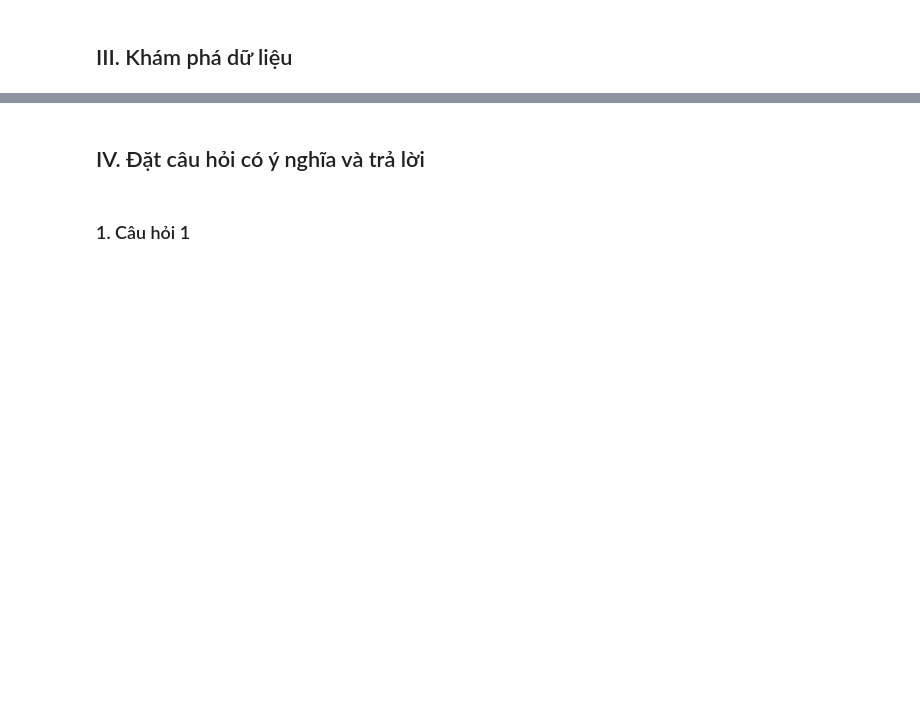
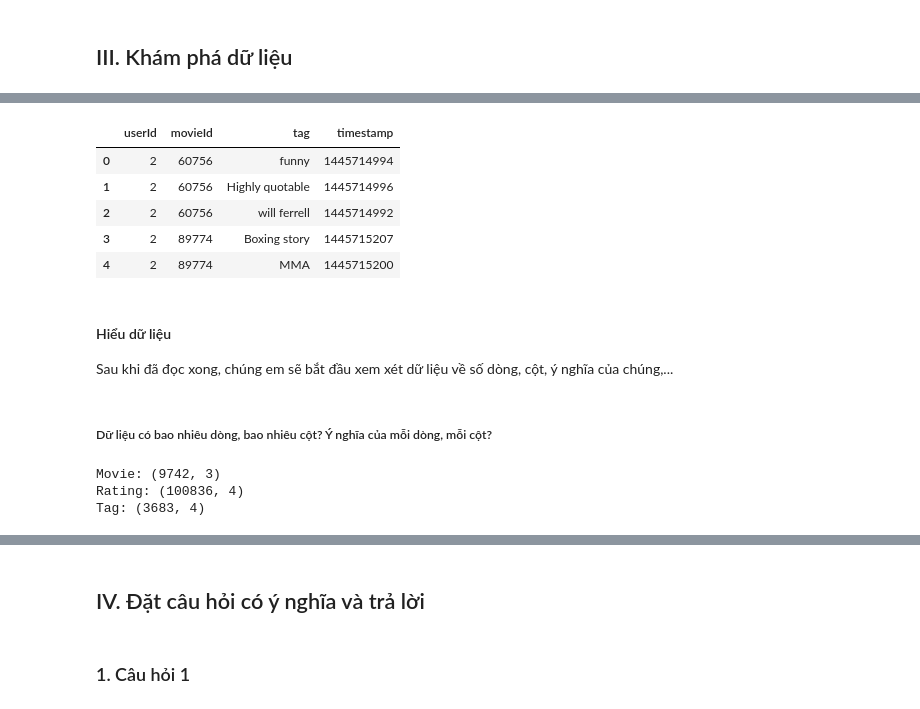
Before and after one commit to miavox/CSC17104-Final-Project, a Jupyter notebook: Project/Final_project.ipynb, the cells around one changed output, grey strips where cells are left out. Drawn from its saved outputs; the diff is of its cells as text; code cells hidden in the pictures; blank space fills up the shorter version.

```diff
--- a/Project/Final_project.ipynb
+++ b/Project/Final_project.ipynb
@@ -38,0 +102,27 @@
+# %%
+tags = pd.read_csv('../Data/tags.csv')
+tags.head(5)
+# %% [output]
+|  | userId | movieId | tag | timestamp |
+| 0 | 2 | 60756 | funny | 1445714994 |
+| 1 | 2 | 60756 | Highly quotable | 1445714996 |
+| 2 | 2 | 60756 | will ferrell | 1445714992 |
+| 3 | 2 | 89774 | Boxing story | 1445715207 |
+| 4 | 2 | 89774 | MMA | 1445715200 |
+# %% [markdown]
+#### Hiểu dữ liệu
+
+Sau khi đã đọc xong, chúng em sẽ bắt đầu xem xét dữ liệu về số dòng, cột, ý nghĩa của chúng,...
+# %% [markdown]
+##### Dữ liệu có bao nhiêu dòng, bao nhiêu cột? Ý nghĩa của mỗi dòng, mỗi cột?
+# %%
+movies_shape = movies.shape
+ratings_shape = ratings.shape
+tags_shape = tags.shape
+print("Movie:", movies_shape)
+print("Rating:", ratings_shape)
+print("Tag:", tags_shape)
+# %% [output]
+Movie: (9742, 3)
+Rating: (100836, 4)
+Tag: (3683, 4)
```
Also changed, not shown: parts of 44 cells of this notebook.
